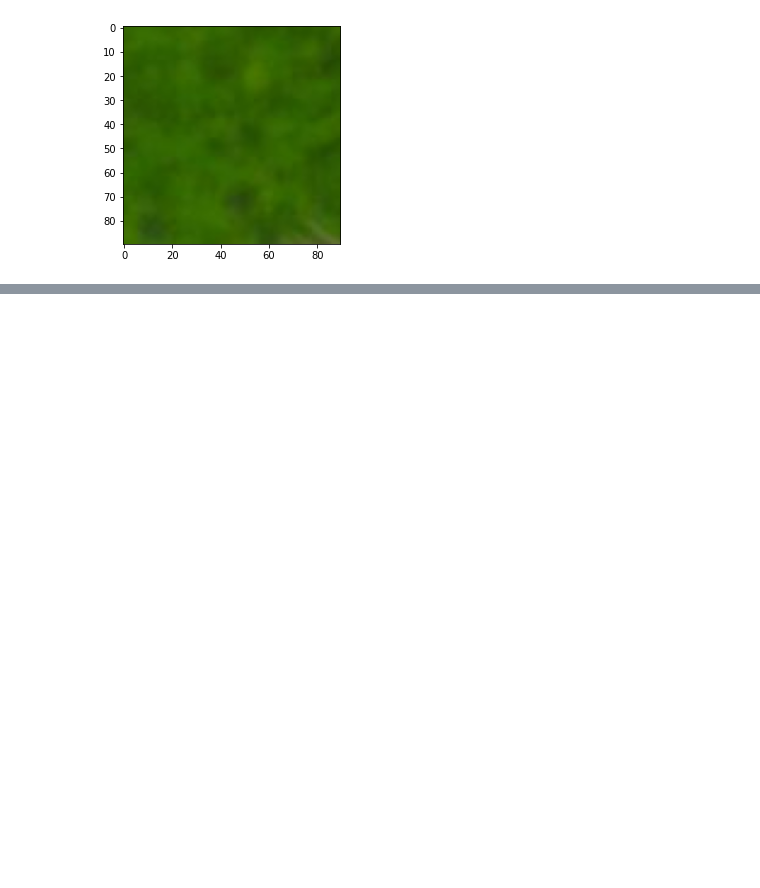
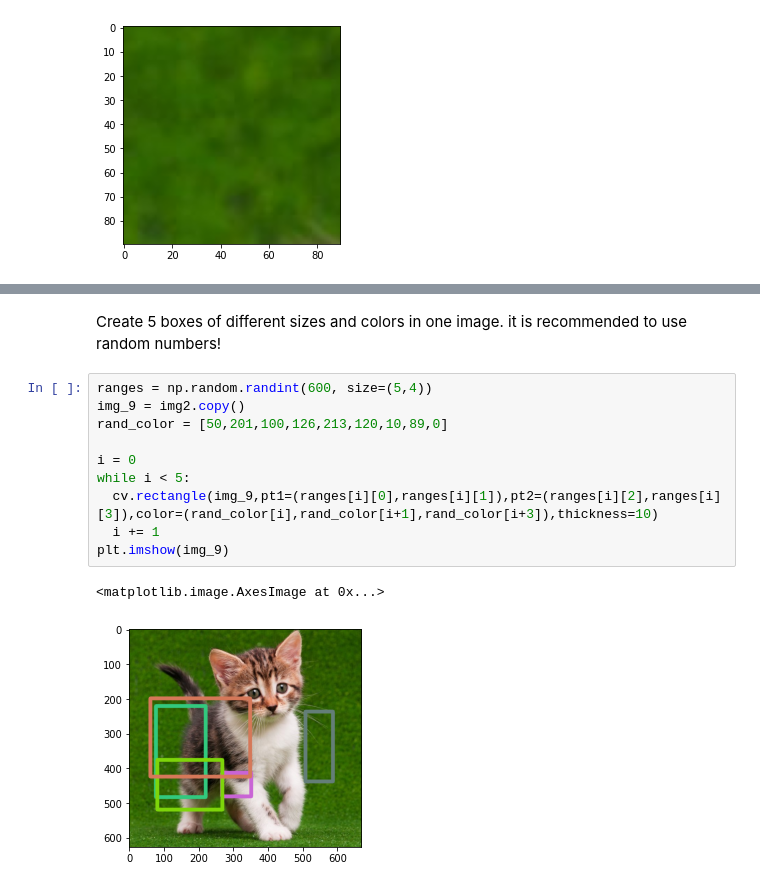
Before and after one commit to ab-rohman/Computer_Vision, a Jupyter notebook: Week2.ipynb, the cells around one changed output, grey strips where cells are left out. Drawn from its saved outputs; the diff is of its cells as text; blank space fills up the shorter version.

```diff
--- a/Week2.ipynb
+++ b/Week2.ipynb
@@ -219,0 +246,15 @@ plt.imshow(img_7)
+# %% [markdown]
+Create 5 boxes of different sizes and colors in one image. it is recommended to use random numbers!
+# %%
+ranges = np.random.randint(600, size=(5,4))
+img_9 = img2.copy()
+rand_color = [50,201,100,126,213,120,10,89,0]
+
+i = 0
+while i < 5:
+  cv.rectangle(img_9,pt1=(ranges[i][0],ranges[i][1]),pt2=(ranges[i][2],ranges[i][3]),color=(rand_color[i],rand_color[i+1],rand_color[i+3]),thickness=10)
+  i += 1
+plt.imshow(img_9)
+# %% [output]
+<matplotlib.image.AxesImage at 0x...>
+[figure, added]
```
Also changed, not shown: parts of 3 cells of this notebook.
